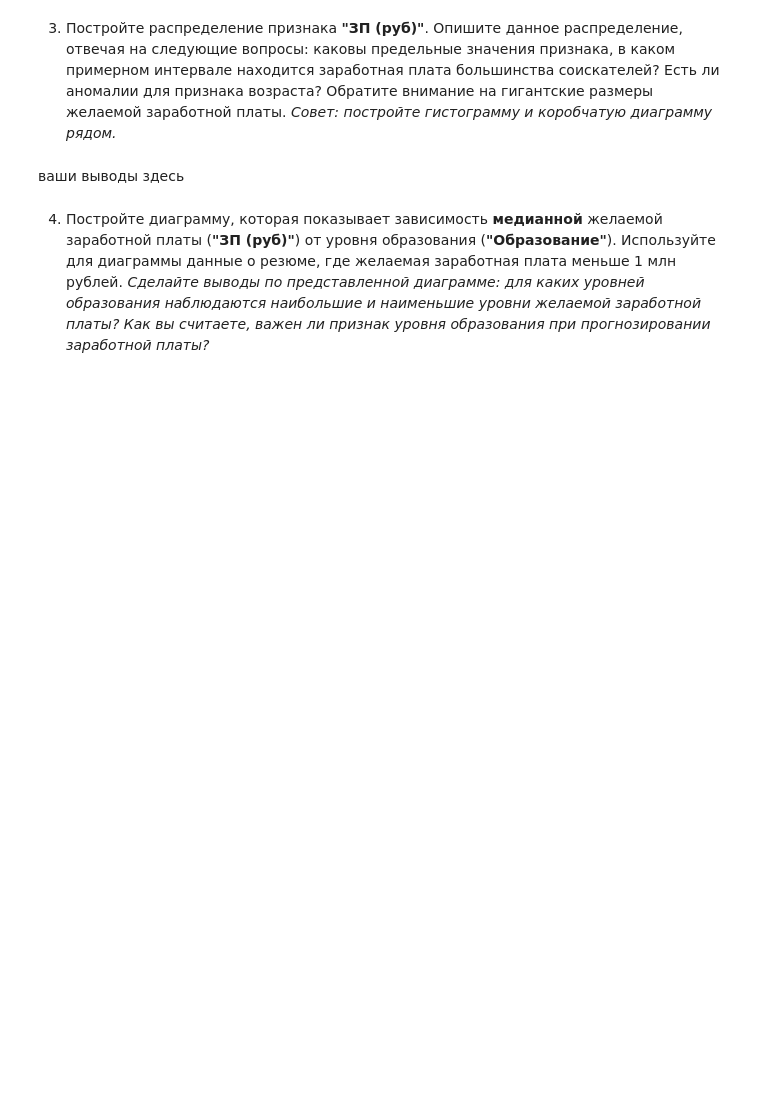
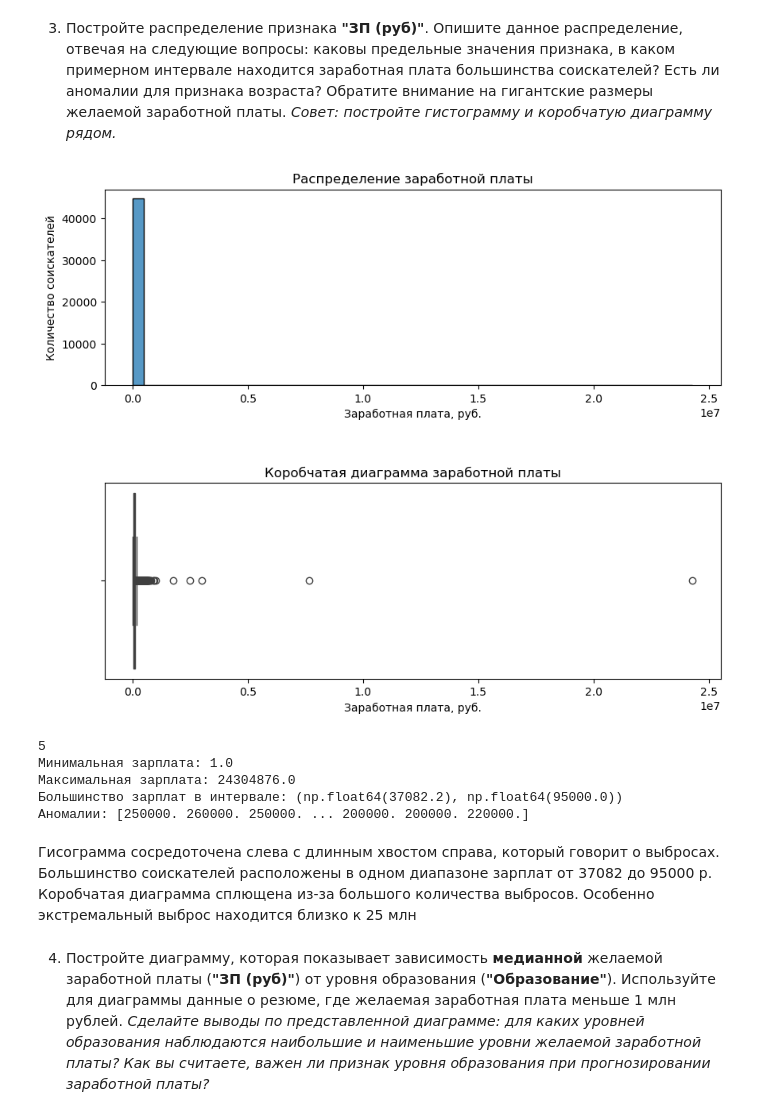
Before and after one commit to nezhablack/hh-project, a Jupyter notebook: Python_для_анализа_данных__Итоговыи__проект_Ноутбук-шаблон.ipynb, the cells around one changed output. Drawn from its saved outputs; the diff is of its cells as text; code cells hidden in the pictures; blank space fills up the shorter version.

```diff
--- a/Python_для_анализа_данных__Итоговыи__проект_Ноутбук-шаблон.ipynb
+++ b/Python_для_анализа_данных__Итоговыи__проект_Ноутбук-шаблон.ipynb
@@ -534,5 +620,55 @@ if not usd_rates.empty:
+# %%
+# ваш код здесь
+salary = hh_df['ЗП (руб)'].dropna()
+fig, axes = plt.subplots(nrows=2, ncols=1, figsize=(10, 8))
+sns.histplot(
+    data=hh_df['ЗП (руб)'],
+    bins=50,
+    kde=False,
+    ax=axes[0],
+)
+axes[0].set_title('Распределение заработной платы')
+axes[0].set_xlabel('Заработная плата, руб.')
+axes[0].set_ylabel('Количество соискателей')
+
+sns.boxplot(
+    data=hh_df,
+    x='ЗП (руб)',
+    orient='h',
+    width=0.9,
+    ax=axes[1],
+)
+axes[1].set_title('Коробчатая диаграмма заработной платы')
+axes[1].set_xlabel('Заработная плата, руб.')
+
+plt.subplots_adjust(hspace=0.5)
+plt.show()
+
+min_salary = salary.min()
+max_salary = salary.max()
+q1 = salary.quantile(0.25)
+q3 = salary.quantile(0.75)
+iqr = q3 - q1
+lower_bound = q1 - 1.5 * iqr
+upper_bound = q3 + 1.5 * iqr
+outliers = salary[(salary < lower_bound) | (salary > upper_bound)]
+count_above_million = (salary > 1000000).sum()
+
+print(count_above_million)
+print(f'Минимальная зарплата: {min_salary}')
+print(f'Максимальная зарплата: {max_salary}')
+print(f'Большинство зарплат в интервале: {q1, q3}')
+print(f'Аномалии: {outliers.values}')
+# %% [output]
+[figure, added]
+5
+Минимальная зарплата: 1.0
+Максимальная зарплата: 24304876.0
+Большинство зарплат в интервале: (np.float64(37082.2), np.float64(95000.0))
+Аномалии: [250000. 260000. 250000. ... 200000. 200000. 220000.]
 # %% [markdown]
-ваши выводы здесь
+Гисограмма сосредоточена слева с длинным хвостом справа, который говорит о выбросах. Большинство соискателей расположены в одном диапазоне зарплат от 37082 до 95000 р.
+Коробчатая диаграмма сплющена из-за большого количества выбросов. Особенно экстремальный выброс находится близко к 25 млн
 # %% [markdown]
 4. Постройте диаграмму, которая показывает зависимость **медианной** желаемой заработной платы (**"ЗП (руб)"**) от уровня образования (**"Образование"**). Используйте для диаграммы данные о резюме, где желаемая заработная плата меньше 1 млн рублей.
 *Сделайте выводы по представленной диаграмме: для каких уровней образования наблюдаются наибольшие и наименьшие уровни желаемой заработной платы? Как вы считаете, важен ли признак уровня образования при прогнозировании заработной платы?*
```
Also changed, not shown: parts of 42 cells of this notebook, 2 other files.
